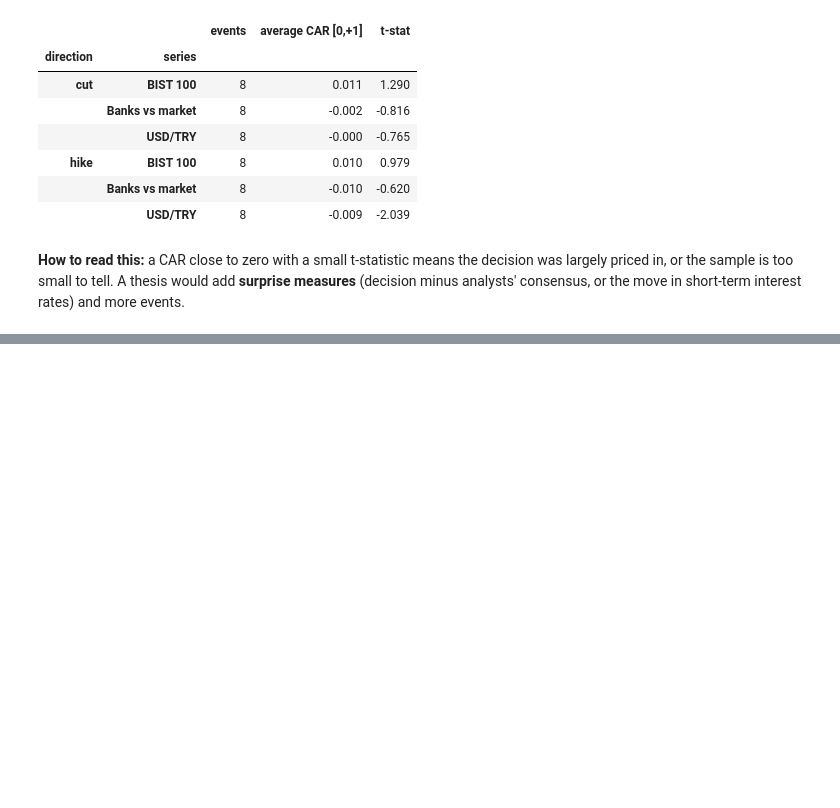
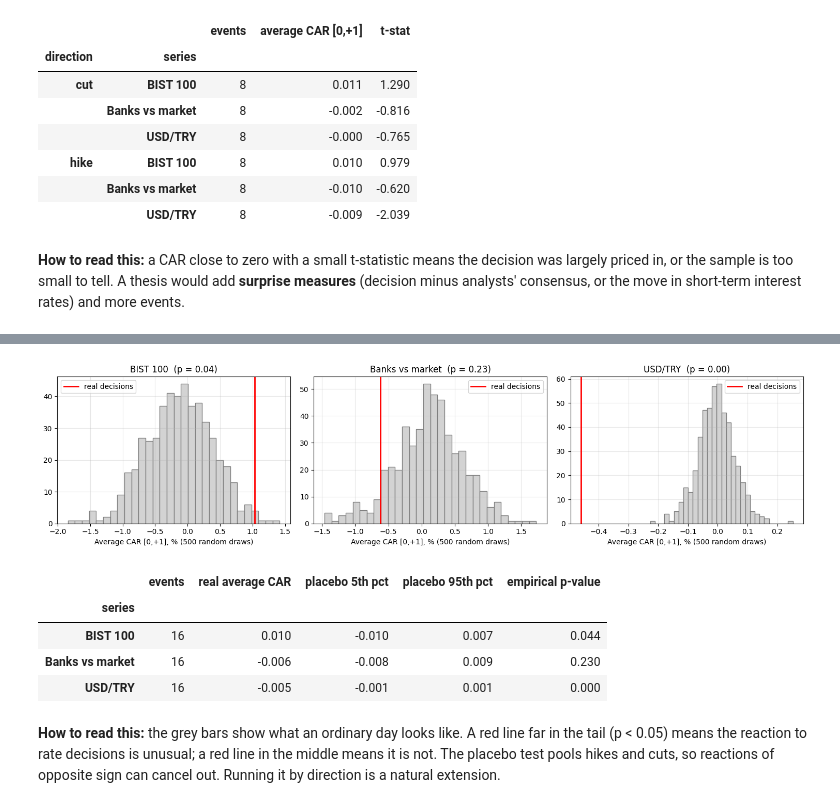
Before and after one commit to betulkaplann/bist-portfolio-tracker, a Jupyter notebook: bist_economics.ipynb, the cells around one changed output, grey strips where cells are left out. Cells and saved outputs as stored; diff of their text form; code cells hidden in the pictures; blank space fills up the shorter version.

```diff
--- a/bist_economics.ipynb
+++ b/bist_economics.ipynb
@@ -373,6 +382,12 @@ long_prices = tr.get_prices(stock_cols + [tr.BENCHMARK, tr.FX_TICKER], start="20
 daily = long_prices.pct_change()
 events = econ.policy_rate_changes(start=daily.index[0] + pd.Timedelta(days=230), offline=OFFLINE)
 print("Policy-rate source:", events.attrs["source"], "|", len(events), "rate changes in the sample")
+
+# Day 0 = first Borsa Istanbul session after the 14:00 announcement (holidays and half days)
+sessions = econ.align_to_sessions(events.index)
+print("Calendar:", sessions.attrs["source"], "|", int(sessions["moved"].sum()),
+      "decision(s) moved to the next session")
+events.index = pd.DatetimeIndex(sessions["day0_session"], name="day 0 session")
 
 banks = [t for t in stock_cols if sectors[t] == "Banking"]
 bank_ret = daily[banks].mean(axis=1)                     # equal-weighted bank portfolio
@@ -445,3 +470,33 @@ A thesis would add **surprise measures** (decision minus analysts' consensus, or
+# %%
+# Placebo distribution of the average CAR [0,+1] on random non-event days
+series = [("BIST 100", daily[tr.BENCHMARK], None, "constant"),
+          ("Banks vs market", bank_ret, daily[tr.BENCHMARK], "market"),
+          ("USD/TRY", daily[tr.FX_TICKER], None, "constant")]
+
+fig, axes = plt.subplots(1, 3, figsize=(15, 3.8))
+rows = []
+for ax, (name, r, mkt, model) in zip(axes, series):
+    res = econ.placebo_car(r, mkt, events.index, window=window, n_draws=500, model=model)
+    ax.hist(res["placebo draws"] * 100, bins=30, color="lightgrey", edgecolor="grey")
+    ax.axvline(res["real mean CAR"] * 100, color="red", linewidth=2, label="real decisions")
+    ax.set_title(f"{name}  (p = {res['empirical p-value']:.2f})")
+    ax.set_xlabel("Average CAR [0,+1], % (500 random draws)"); ax.legend(); ax.grid(alpha=0.3)
+    rows.append({"series": name, "events": res["events"], "real average CAR": res["real mean CAR"],
+                 "placebo 5th pct": res["placebo draws"].quantile(0.05),
+                 "placebo 95th pct": res["placebo draws"].quantile(0.95),
+                 "empirical p-value": res["empirical p-value"]})
+plt.tight_layout(); plt.show()
+pd.DataFrame(rows).set_index("series")
+# %% [output]
+[figure, added]
+|  | events | real average CAR | placebo 5th pct | placebo 95th pct | empirical p-value |
+| series |  |  |  |  |  |
+| BIST 100 | 16 | 0.010 | -0.010 | 0.007 | 0.044 |
+| Banks vs market | 16 | -0.006 | -0.008 | 0.009 | 0.230 |
+| USD/TRY | 16 | -0.005 | -0.001 | 0.001 | 0.000 |
+# %% [markdown]
+**How to read this:** the grey bars show what an ordinary day looks like. A red line far in the tail (p < 0.05) means the reaction to rate decisions is unusual; a red line in the middle means it is not.
+The placebo test pools hikes and cuts, so reactions of opposite sign can cancel out. Running it by direction is a natural extension.
 # %% [markdown]
 ## 8. Conclusions and extensions
 
```
Also changed, not shown: parts of 14 cells of this notebook, 4 other files.
